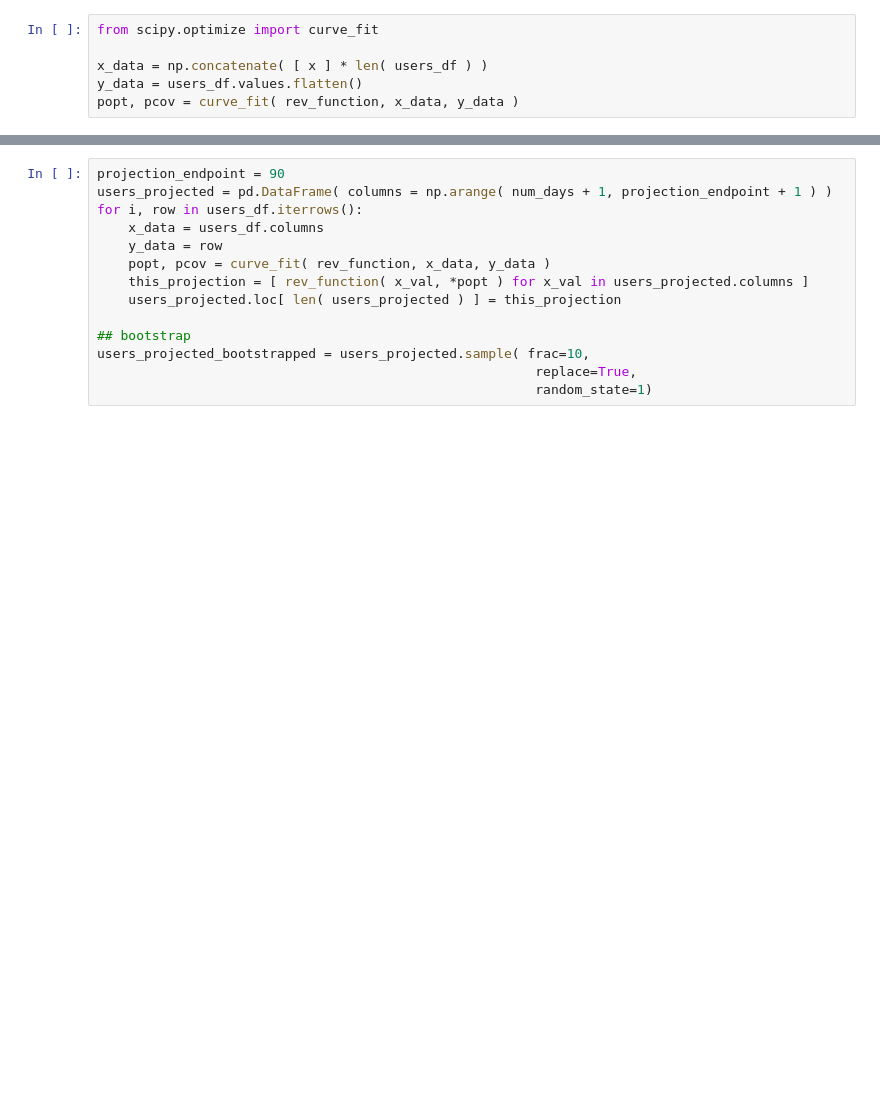
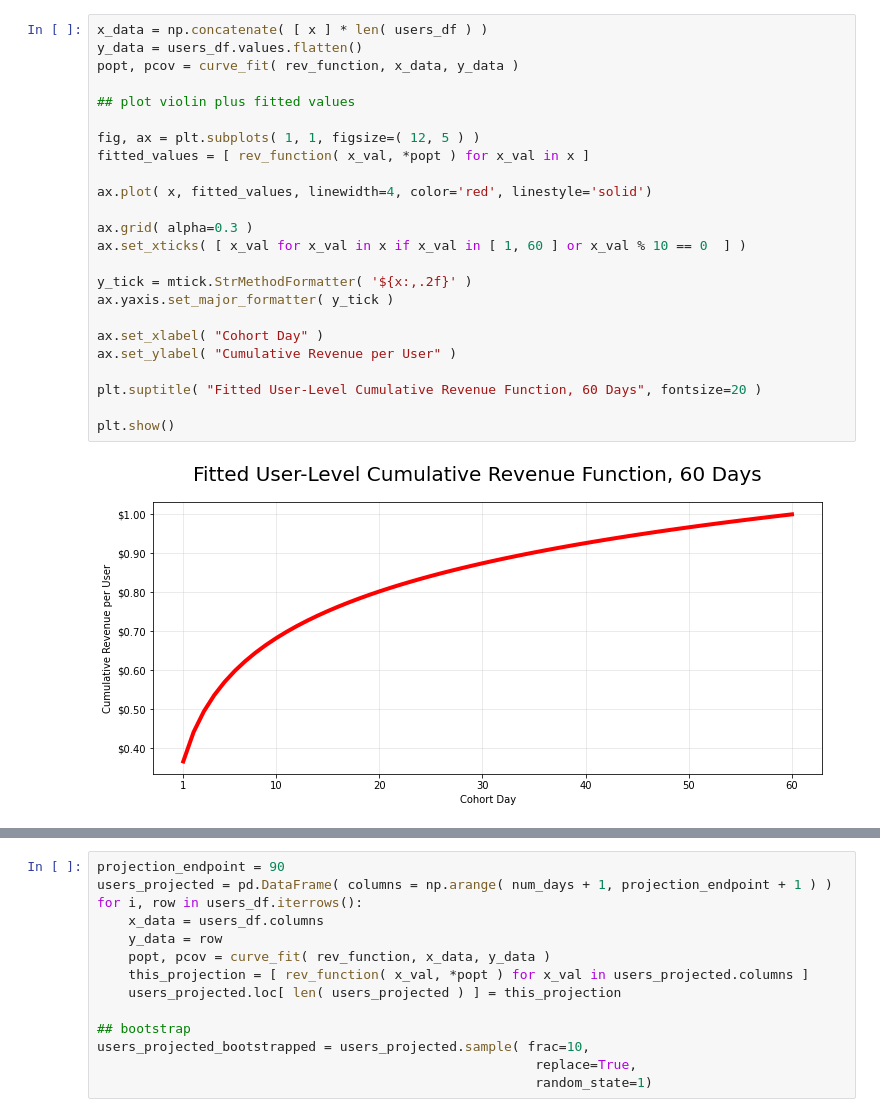
Before and after one commit to ESeufert/MDM_POSTS, a Jupyter notebook: POSTS/bootstrap_ltv/notebook.ipynb, the cells around one changed output, grey strips where cells are left out. Saved outputs shown, nothing was run; the diff lists cells and outputs as text; blank space fills up the shorter version.

```diff
--- a/POSTS/bootstrap_ltv/notebook.ipynb
+++ b/POSTS/bootstrap_ltv/notebook.ipynb
@@ -44,6 +54,26 @@ for i in range( num_users ):
 # %%
-from scipy.optimize import curve_fit
-
 x_data = np.concatenate( [ x ] * len( users_df ) )
 y_data = users_df.values.flatten()
 popt, pcov = curve_fit( rev_function, x_data, y_data )
+
+## plot violin plus fitted values
+
+fig, ax = plt.subplots( 1, 1, figsize=( 12, 5 ) )
+fitted_values = [ rev_function( x_val, *popt ) for x_val in x ]
+
+ax.plot( x, fitted_values, linewidth=4, color='red', linestyle='solid')
+
+ax.grid( alpha=0.3 )
+ax.set_xticks( [ x_val for x_val in x if x_val in [ 1, 60 ] or x_val % 10 == 0  ] )
+
+y_tick = mtick.StrMethodFormatter( '${x:,.2f}' )
+ax.yaxis.set_major_formatter( y_tick )
+
+ax.set_xlabel( "Cohort Day" )
+ax.set_ylabel( "Cumulative Revenue per User" )
+
+plt.suptitle( "Fitted User-Level Cumulative Revenue Function, 60 Days", fontsize=20 )
+
+plt.show()
+# %% [output]
+[figure, added]
```
Also changed, not shown: parts of 6 cells of this notebook.
